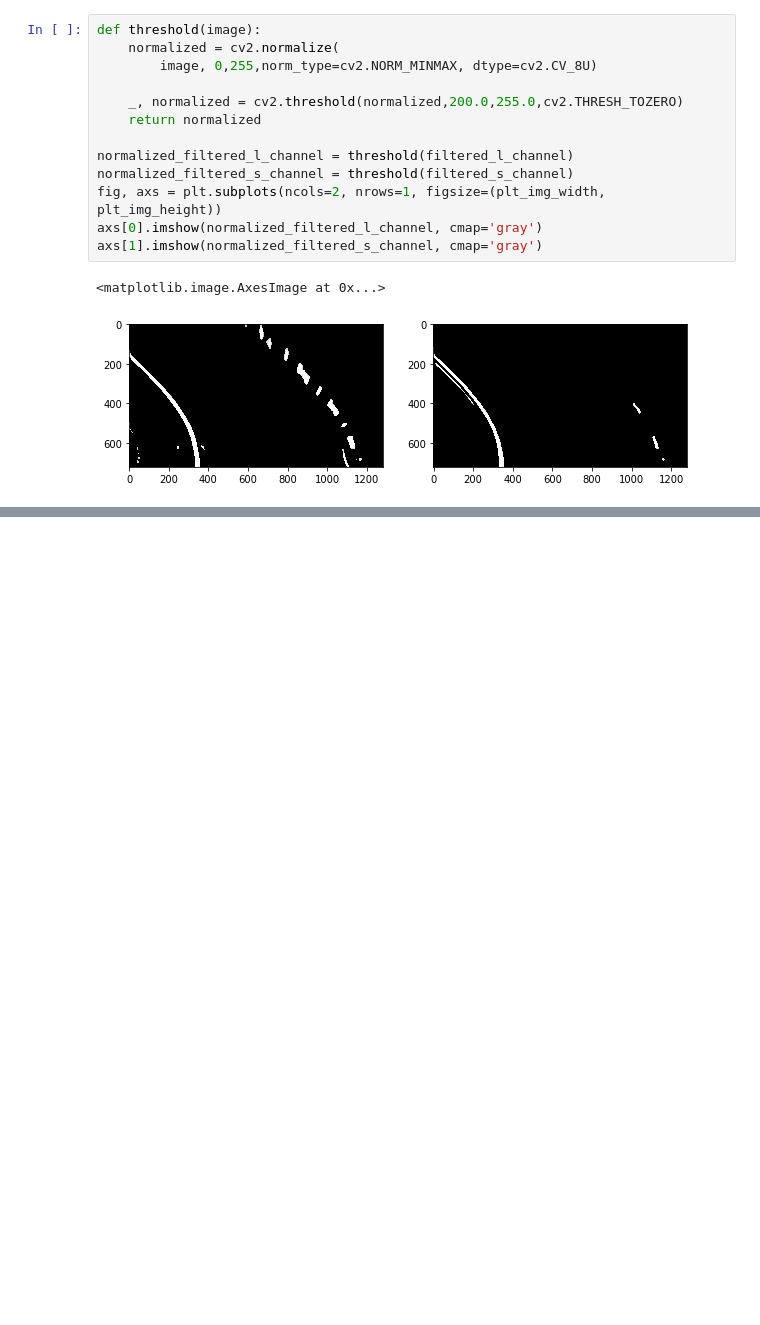
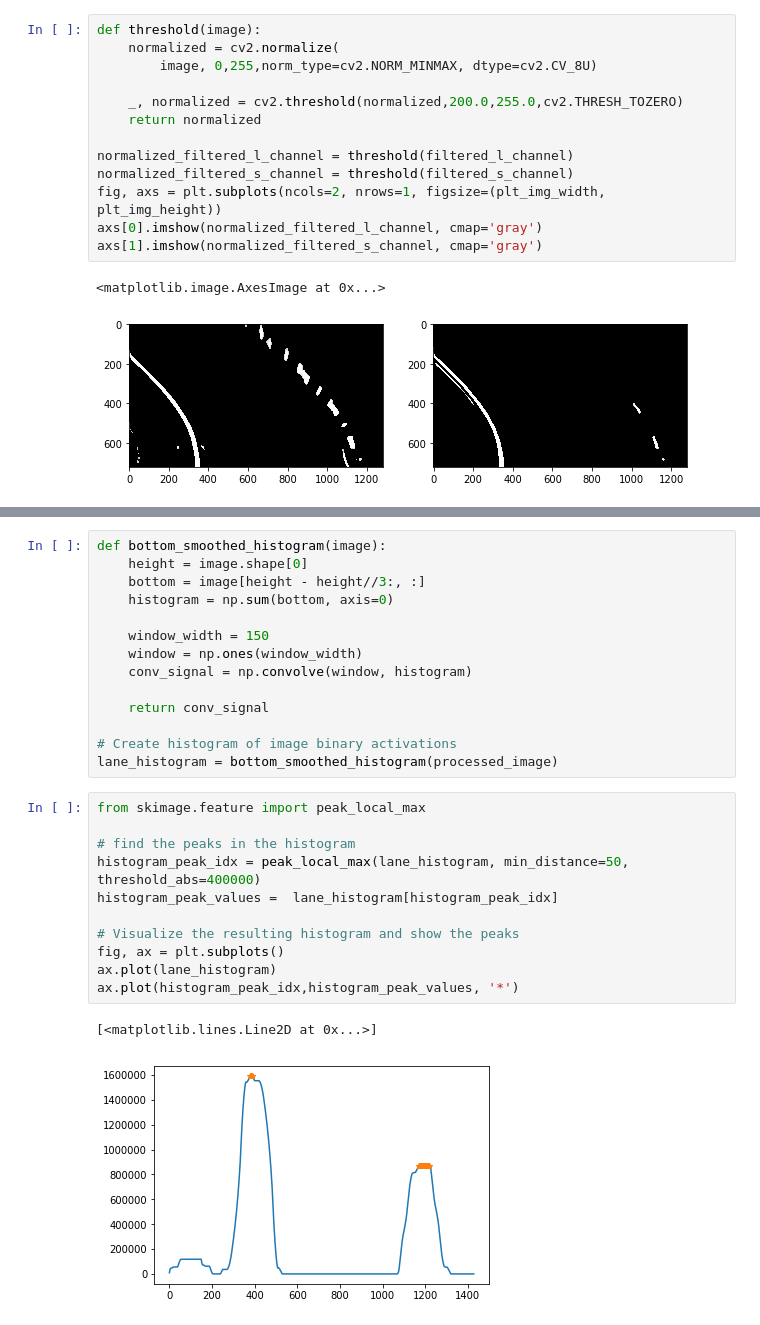
Before and after one commit to mayio/CarND-Advanced-Lane-Lines, a Jupyter notebook: Advanced_Lane_Detection.ipynb, the cells around one changed output, grey strips where cells are left out. Saved outputs shown, nothing was run; the diff lists cells and outputs as text; blank space fills up the shorter version.

```diff
--- a/Advanced_Lane_Detection.ipynb
+++ b/Advanced_Lane_Detection.ipynb
@@ -247,0 +251,28 @@ plt.imshow(merged_image, cmap='gray')
+# %%
+def bottom_smoothed_histogram(image):
+    height = image.shape[0]
+    bottom = image[height - height//3:, :]
+    histogram = np.sum(bottom, axis=0)
+
+    window_width = 150
+    window = np.ones(window_width)
+    conv_signal = np.convolve(window, histogram)
+
+    return conv_signal
+
+# Create histogram of image binary activations
+lane_histogram = bottom_smoothed_histogram(processed_image)
+# %%
+from skimage.feature import peak_local_max
+
+# find the peaks in the histogram
+histogram_peak_idx = peak_local_max(lane_histogram, min_distance=50, threshold_abs=400000)
+histogram_peak_values =  lane_histogram[histogram_peak_idx]
+
+# Visualize the resulting histogram and show the peaks
+fig, ax = plt.subplots()
+ax.plot(lane_histogram)
+ax.plot(histogram_peak_idx,histogram_peak_values, '*')
+# %% [output]
+[<matplotlib.lines.Line2D at 0x...>]
+[figure, added]
```
Also changed, not shown: parts of 6 cells of this notebook.
